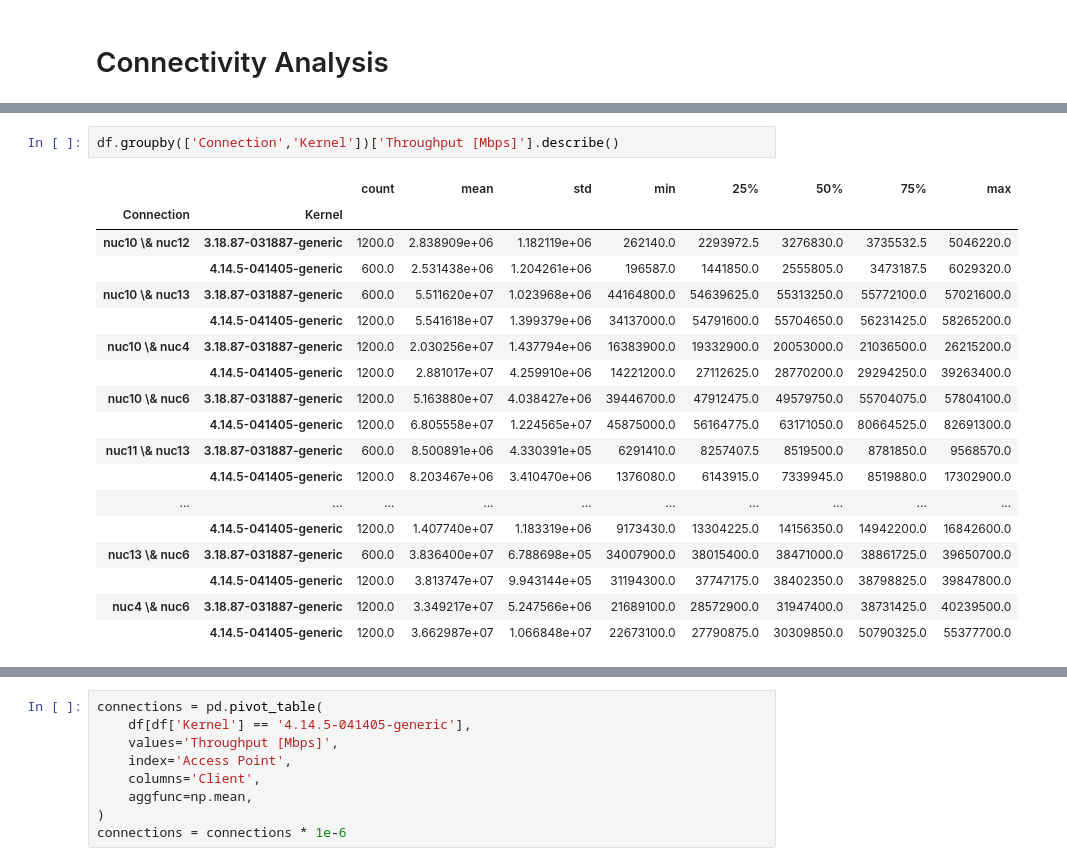
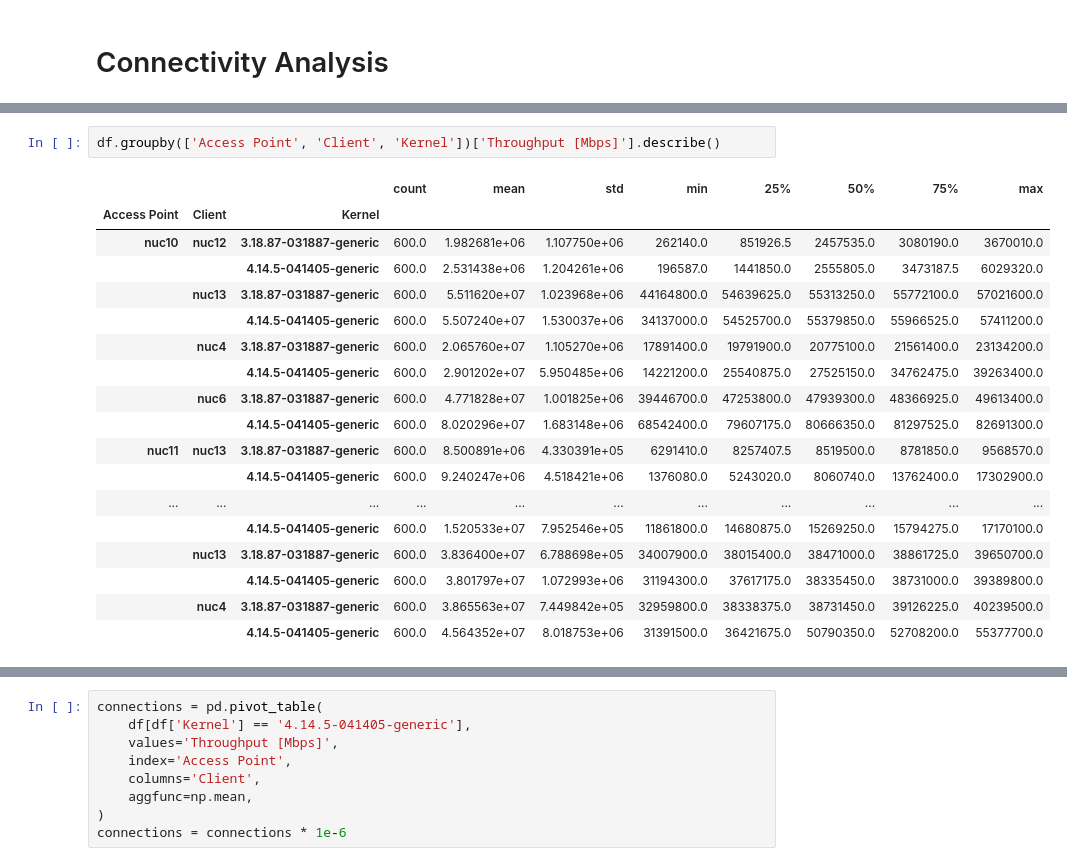
Before and after one commit to mchwalisz/walker, a Jupyter notebook: analysis/Connectivity Analysis.ipynb, the cells around one changed output, grey strips where cells are left out. Saved outputs shown, nothing was run; the diff lists cells and outputs as text.

```diff
--- a/analysis/Connectivity Analysis.ipynb
+++ b/analysis/Connectivity Analysis.ipynb
@@ -68,21 +52,21 @@ df.groupby(['Kernel',  'Access Point', 'Client'])['Throughput [Mbps]'].describe(
 # %%
-df.groupby(['Connection','Kernel'])['Throughput [Mbps]'].describe()
+df.groupby(['Access Point', 'Client', 'Kernel'])['Throughput [Mbps]'].describe()
 # %% [output]
-|  |  | count | mean | std | min | 25% | 50% | 75% | max |
-| Connection | Kernel |  |  |  |  |  |  |  |  |
-| nuc10 \& nuc12 | 3.18.87-031887-generic | 1200.0 | 2.838909e+06 | 1.182119e+06 | 262140.0 | 2293972.5 | 3276830.0 | 3735532.5 | 5046220.0 |
-|  | 4.14.5-041405-generic | 600.0 | 2.531438e+06 | 1.204261e+06 | 196587.0 | 1441850.0 | 2555805.0 | 3473187.5 | 6029320.0 |
-| nuc10 \& nuc13 | 3.18.87-031887-generic | 600.0 | 5.511620e+07 | 1.023968e+06 | 44164800.0 | 54639625.0 | 55313250.0 | 55772100.0 | 57021600.0 |
-|  | 4.14.5-041405-generic | 1200.0 | 5.541618e+07 | 1.399379e+06 | 34137000.0 | 54791600.0 | 55704650.0 | 56231425.0 | 58265200.0 |
-| nuc10 \& nuc4 | 3.18.87-031887-generic | 1200.0 | 2.030256e+07 | 1.437794e+06 | 16383900.0 | 19332900.0 | 20053000.0 | 21036500.0 | 26215200.0 |
-|  | 4.14.5-041405-generic | 1200.0 | 2.881017e+07 | 4.259910e+06 | 14221200.0 | 27112625.0 | 28770200.0 | 29294250.0 | 39263400.0 |
-| nuc10 \& nuc6 | 3.18.87-031887-generic | 1200.0 | 5.163880e+07 | 4.038427e+06 | 39446700.0 | 47912475.0 | 49579750.0 | 55704075.0 | 57804100.0 |
-|  | 4.14.5-041405-generic | 1200.0 | 6.805558e+07 | 1.224565e+07 | 45875000.0 | 56164775.0 | 63171050.0 | 80664525.0 | 82691300.0 |
-| nuc11 \& nuc13 | 3.18.87-031887-generic | 600.0 | 8.500891e+06 | 4.330391e+05 | 6291410.0 | 8257407.5 | 8519500.0 | 8781850.0 | 9568570.0 |
-|  | 4.14.5-041405-generic | 1200.0 | 8.203467e+06 | 3.410470e+06 | 1376080.0 | 6143915.0 | 7339945.0 | 8519880.0 | 17302900.0 |
-| ... | ... | ... | ... | ... | ... | ... | ... | ... | ... |
-|  | 4.14.5-041405-generic | 1200.0 | 1.407740e+07 | 1.183319e+06 | 9173430.0 | 13304225.0 | 14156350.0 | 14942200.0 | 16842600.0 |
-| nuc13 \& nuc6 | 3.18.87-031887-generic | 600.0 | 3.836400e+07 | 6.788698e+05 | 34007900.0 | 38015400.0 | 38471000.0 | 38861725.0 | 39650700.0 |
-|  | 4.14.5-041405-generic | 1200.0 | 3.813747e+07 | 9.943144e+05 | 31194300.0 | 37747175.0 | 38402350.0 | 38798825.0 | 39847800.0 |
-| nuc4 \& nuc6 | 3.18.87-031887-generic | 1200.0 | 3.349217e+07 | 5.247566e+06 | 21689100.0 | 28572900.0 | 31947400.0 | 38731425.0 | 40239500.0 |
-|  | 4.14.5-041405-generic | 1200.0 | 3.662987e+07 | 1.066848e+07 | 22673100.0 | 27790875.0 | 30309850.0 | 50790325.0 | 55377700.0 |
+|  |  |  | count | mean | std | min | 25% | 50% | 75% | max |
+| Access Point | Client | Kernel |  |  |  |  |  |  |  |  |
+| nuc10 | nuc12 | 3.18.87-031887-generic | 600.0 | 1.982681e+06 | 1.107750e+06 | 262140.0 | 851926.5 | 2457535.0 | 3080190.0 | 3670010.0 |
+|  |  | 4.14.5-041405-generic | 600.0 | 2.531438e+06 | 1.204261e+06 | 196587.0 | 1441850.0 | 2555805.0 | 3473187.5 | 6029320.0 |
+|  | nuc13 | 3.18.87-031887-generic | 600.0 | 5.511620e+07 | 1.023968e+06 | 44164800.0 | 54639625.0 | 55313250.0 | 55772100.0 | 57021600.0 |
+|  |  | 4.14.5-041405-generic | 600.0 | 5.507240e+07 | 1.530037e+06 | 34137000.0 | 54525700.0 | 55379850.0 | 55966525.0 | 57411200.0 |
+|  | nuc4 | 3.18.87-031887-generic | 600.0 | 2.065760e+07 | 1.105270e+06 | 17891400.0 | 19791900.0 | 20775100.0 | 21561400.0 | 23134200.0 |
+|  |  | 4.14.5-041405-generic | 600.0 | 2.901202e+07 | 5.950485e+06 | 14221200.0 | 25540875.0 | 27525150.0 | 34762475.0 | 39263400.0 |
+|  | nuc6 | 3.18.87-031887-generic | 600.0 | 4.771828e+07 | 1.001825e+06 | 39446700.0 | 47253800.0 | 47939300.0 | 48366925.0 | 49613400.0 |
+|  |  | 4.14.5-041405-generic | 600.0 | 8.020296e+07 | 1.683148e+06 | 68542400.0 | 79607175.0 | 80666350.0 | 81297525.0 | 82691300.0 |
+| nuc11 | nuc13 | 3.18.87-031887-generic | 600.0 | 8.500891e+06 | 4.330391e+05 | 6291410.0 | 8257407.5 | 8519500.0 | 8781850.0 | 9568570.0 |
+|  |  | 4.14.5-041405-generic | 600.0 | 9.240247e+06 | 4.518421e+06 | 1376080.0 | 5243020.0 | 8060740.0 | 13762400.0 | 17302900.0 |
+| ... | ... | ... | ... | ... | ... | ... | ... | ... | ... | ... |
+|  |  | 4.14.5-041405-generic | 600.0 | 1.520533e+07 | 7.952546e+05 | 11861800.0 | 14680875.0 | 15269250.0 | 15794275.0 | 17170100.0 |
+|  | nuc13 | 3.18.87-031887-generic | 600.0 | 3.836400e+07 | 6.788698e+05 | 34007900.0 | 38015400.0 | 38471000.0 | 38861725.0 | 39650700.0 |
+|  |  | 4.14.5-041405-generic | 600.0 | 3.801797e+07 | 1.072993e+06 | 31194300.0 | 37617175.0 | 38335450.0 | 38731000.0 | 39389800.0 |
+|  | nuc4 | 3.18.87-031887-generic | 600.0 | 3.865563e+07 | 7.449842e+05 | 32959800.0 | 38338375.0 | 38731450.0 | 39126225.0 | 40239500.0 |
+|  |  | 4.14.5-041405-generic | 600.0 | 4.564352e+07 | 8.018753e+06 | 31391500.0 | 36421675.0 | 50790350.0 | 52708200.0 | 55377700.0 |
```
Also changed, not shown: parts of 5 cells of this notebook, 1 other file.
